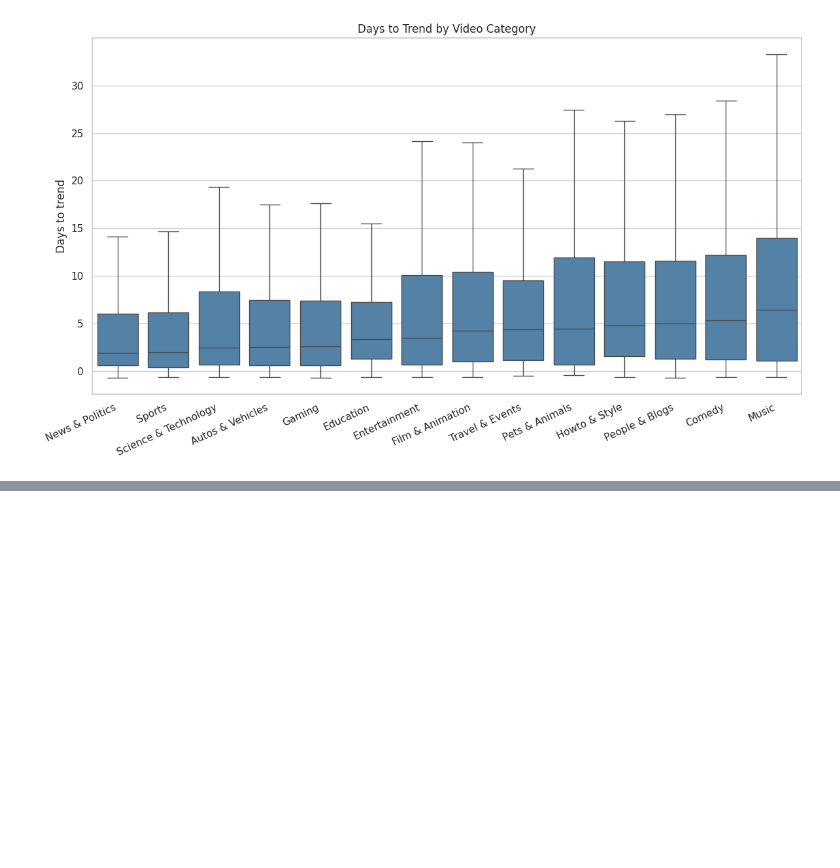
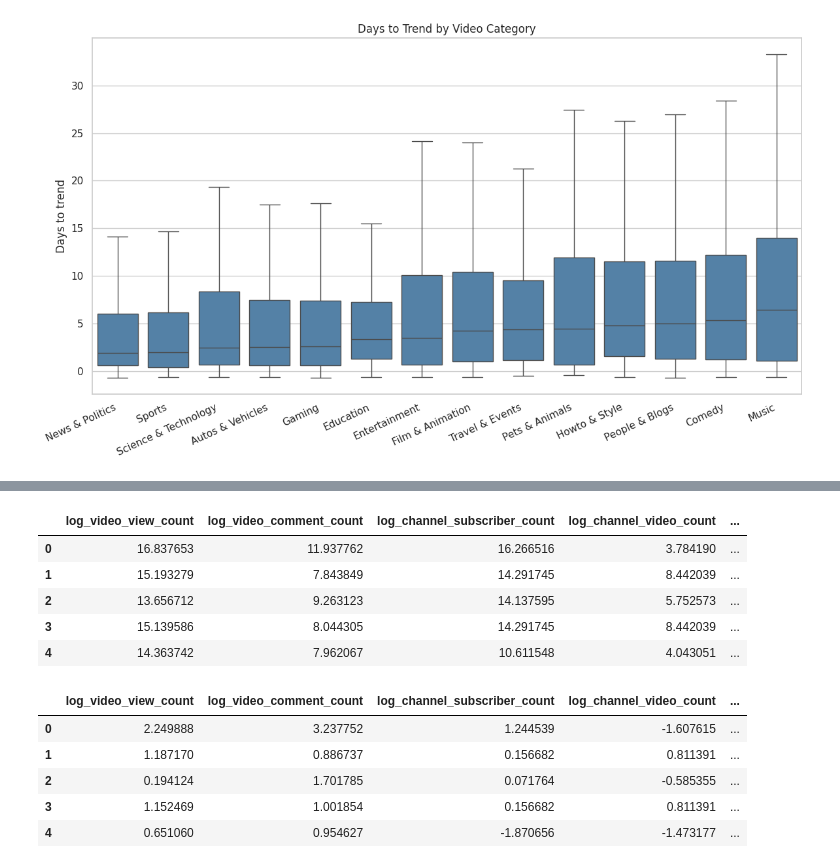
Before and after one commit to carlosfrancose/SpringboardCapstone2, a Jupyter notebook: notebooks/capstone_two.ipynb, the cells around one changed output, grey strips where cells are left out. Drawn from its saved outputs; the diff is of its cells as text; code cells hidden in the pictures; blank space fills up the shorter version.

```diff
--- a/notebooks/capstone_two.ipynb
+++ b/notebooks/capstone_two.ipynb
@@ -666,0 +944,38 @@ plt.show()
+# %%
+final_continuous_cols = [
+    "log_video_view_count",
+    "log_video_comment_count",
+    "log_channel_subscriber_count",
+    "log_channel_video_count",
+    "log_video_duration_seconds",
+    "log_comments_per_1k_views",
+    "days_to_trend",
+    "channel_age_years",
+]
+
+final_binary_cols = ["video_licensed_content"]
+
+X_final = pd.concat(
+    [df[final_continuous_cols + final_binary_cols], category_dummies],
+    axis=1,
+)
+
+X_final_scaled = X_final.copy()
+scaler = StandardScaler()
+X_final_scaled[final_continuous_cols] = scaler.fit_transform(X_final[final_continuous_cols])
+
+display(X_final.head())
+display(X_final_scaled.head())
+# %% [output]
+|  | log_video_view_count | log_video_comment_count | log_channel_subscriber_count | log_channel_video_count | ... |
+| 0 | 16.837653 | 11.937762 | 16.266516 | 3.784190 | ... |
+| 1 | 15.193279 | 7.843849 | 14.291745 | 8.442039 | ... |
+| 2 | 13.656712 | 9.263123 | 14.137595 | 5.752573 | ... |
+| 3 | 15.139586 | 8.044305 | 14.291745 | 8.442039 | ... |
+| 4 | 14.363742 | 7.962067 | 10.611548 | 4.043051 | ... |
+|  | log_video_view_count | log_video_comment_count | log_channel_subscriber_count | log_channel_video_count | ... |
+| 0 | 2.249888 | 3.237752 | 1.244539 | -1.607615 | ... |
+| 1 | 1.187170 | 0.886737 | 0.156682 | 0.811391 | ... |
+| 2 | 0.194124 | 1.701785 | 0.071764 | -0.585355 | ... |
+| 3 | 1.152469 | 1.001854 | 0.156682 | 0.811391 | ... |
+| 4 | 0.651060 | 0.954627 | -1.870656 | -1.473177 | ... |
```
Also changed, not shown: parts of 19 cells of this notebook.
